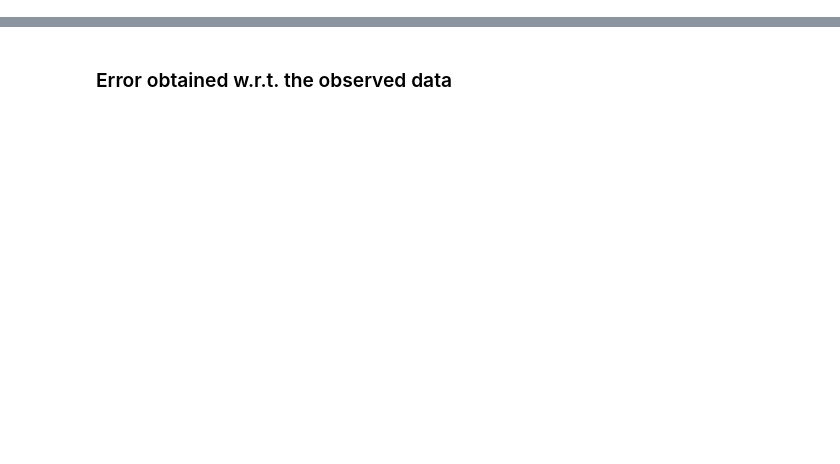
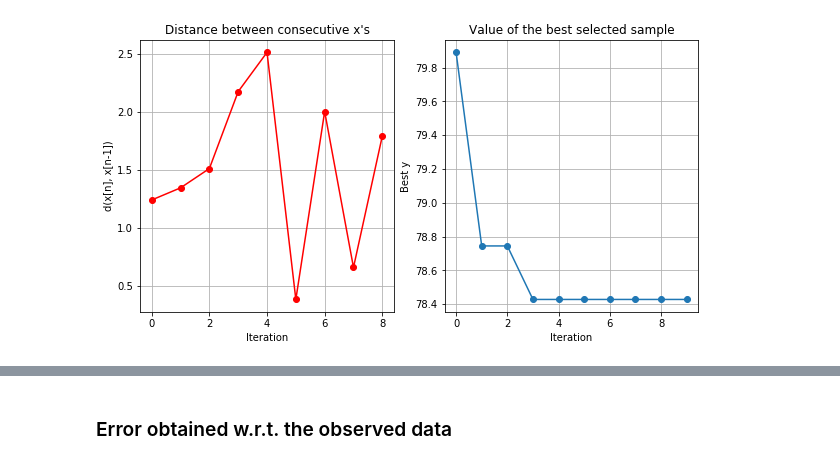
Before and after one commit to fdtomasi/regain, a Jupyter notebook: notebooks/perche' il rank non funziona.ipynb, the cells around one changed output, grey strips where cells are left out. Cells and saved outputs as stored; diff of their text form; code cells hidden in the pictures; blank space fills up the shorter version.

```diff
--- a/notebooks/perche' il rank non funziona.ipynb
+++ b/notebooks/perche' il rank non funziona.ipynb
@@ -146,0 +152,11 @@ print(alpha)# 0.05
+# %%
+from regain import model_selection; reload(model_selection)
+mdl = latent_time_graph_lasso_v3_.LatentTimeGraphLasso(
+    bypass_transpose=False, assume_centered=0, verbose=0, rtol=1e-5, tol=1e-5,
+    max_iter=500, rho=1. / np.array(data_list).shape[1], eta=0, beta=0)
+domain = [{'name': 'tau', 'type': 'continuous', 'domain': (-3,np.log10(.25))},
+          {'name': 'alpha', 'type': 'continuous', 'domain': (-2.,0.)}]
+bo = model_selection.BayesianOptimization(mdl, domain=domain, n_jobs=2, acquisition_weight=1,
+                                          acquisition_jitter=.01,
+                                          acquisition_type='EI', max_iter=5)
+bo.fit(data_grid)
@@ -146,0 +167,4 @@ print(alpha)# 0.05
+# %%
+bo.plot_convergence()
+# %% [output]
+[figure, added]
```
Also changed, not shown: parts of 36 cells of this notebook, 2 other files.
